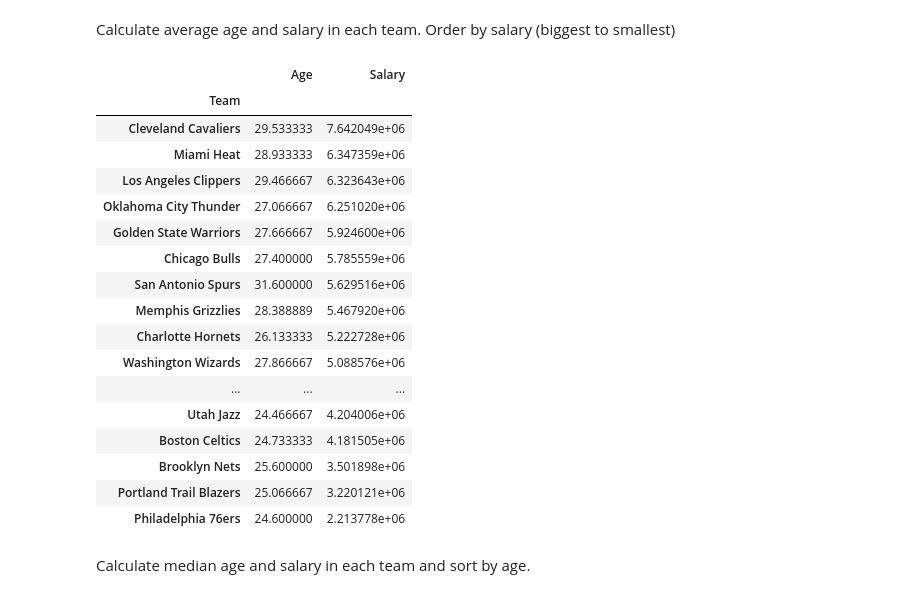
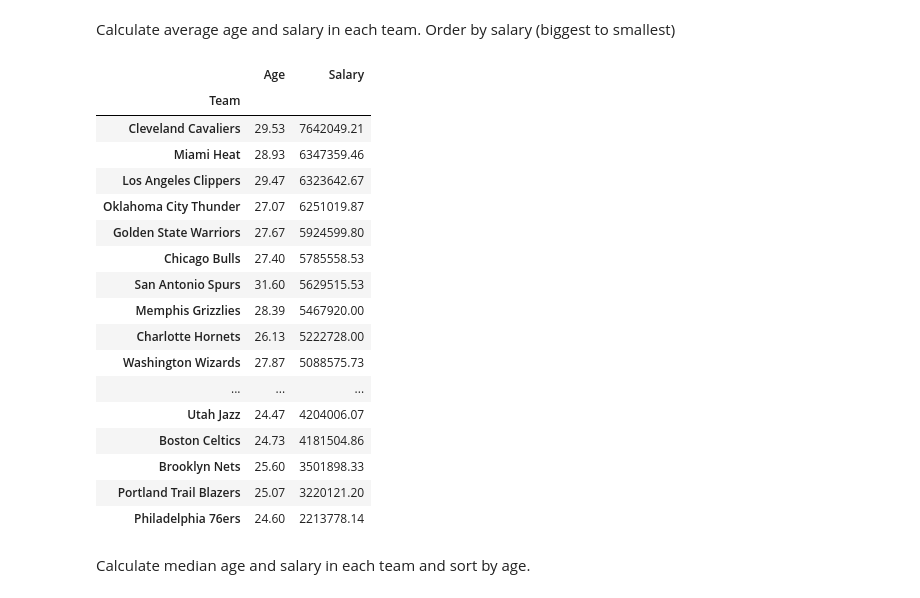
Before and after one commit to JKijonoka/Bootcamp_public, a Jupyter notebook: Day1/Day1 - Data foundations tutorial.ipynb, the cells around one changed output. Drawn from its saved outputs; the diff is of its cells as text; code cells hidden in the pictures.

```diff
--- a/Day1/Day1 - Data foundations tutorial.ipynb
+++ b/Day1/Day1 - Data foundations tutorial.ipynb
@@ -259,27 +306,27 @@ data.groupby('Team').size().reset_index(name='count')
 # %% [markdown]
 Calculate average age and salary in each team. Order by salary (biggest to smallest)
 # %%
-df_mean = data.groupby('Team')[['Age', 'Salary']].mean()
+df_mean = data.groupby('Team')[['Age', 'Salary']].mean().round(2)
 df_mean.sort_values('Salary', ascending=False)
 # %% [output]
 |  | Age | Salary |
 | Team |  |  |
-| Cleveland Cavaliers | 29.533333 | 7.642049e+06 |
-| Miami Heat | 28.933333 | 6.347359e+06 |
-| Los Angeles Clippers | 29.466667 | 6.323643e+06 |
-| Oklahoma City Thunder | 27.066667 | 6.251020e+06 |
-| Golden State Warriors | 27.666667 | 5.924600e+06 |
-| Chicago Bulls | 27.400000 | 5.785559e+06 |
-| San Antonio Spurs | 31.600000 | 5.629516e+06 |
-| Memphis Grizzlies | 28.388889 | 5.467920e+06 |
-| Charlotte Hornets | 26.133333 | 5.222728e+06 |
-| Washington Wizards | 27.866667 | 5.088576e+06 |
+| Cleveland Cavaliers | 29.53 | 7642049.21 |
+| Miami Heat | 28.93 | 6347359.46 |
+| Los Angeles Clippers | 29.47 | 6323642.67 |
+| Oklahoma City Thunder | 27.07 | 6251019.87 |
+| Golden State Warriors | 27.67 | 5924599.80 |
+| Chicago Bulls | 27.40 | 5785558.53 |
+| San Antonio Spurs | 31.60 | 5629515.53 |
+| Memphis Grizzlies | 28.39 | 5467920.00 |
+| Charlotte Hornets | 26.13 | 5222728.00 |
+| Washington Wizards | 27.87 | 5088575.73 |
 | ... | ... | ... |
-| Utah Jazz | 24.466667 | 4.204006e+06 |
-| Boston Celtics | 24.733333 | 4.181505e+06 |
-| Brooklyn Nets | 25.600000 | 3.501898e+06 |
-| Portland Trail Blazers | 25.066667 | 3.220121e+06 |
-| Philadelphia 76ers | 24.600000 | 2.213778e+06 |
+| Utah Jazz | 24.47 | 4204006.07 |
+| Boston Celtics | 24.73 | 4181504.86 |
+| Brooklyn Nets | 25.60 | 3501898.33 |
+| Portland Trail Blazers | 25.07 | 3220121.20 |
+| Philadelphia 76ers | 24.60 | 2213778.14 |
 # %% [markdown]
 Calculate median age and salary in each team and sort by age.
 # %%
```
Also changed, not shown: parts of 26 cells of this notebook.
